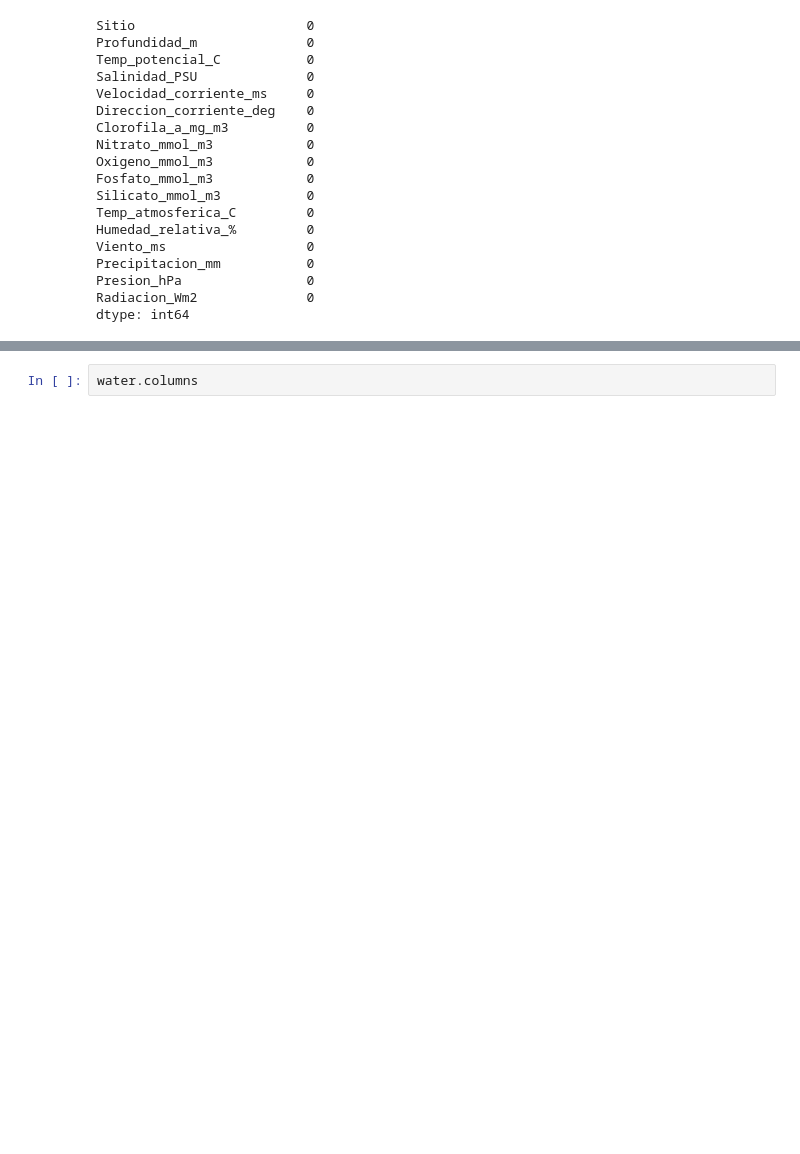
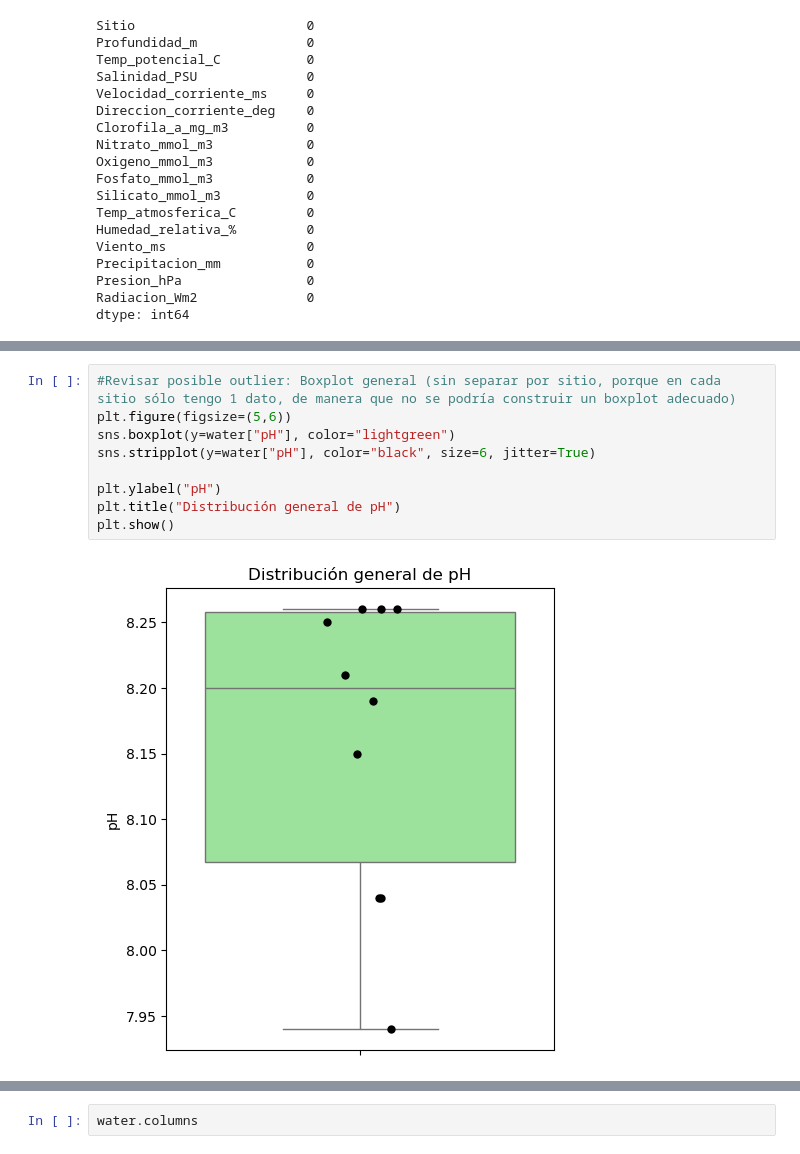
Before and after one commit to jpoh2/modelab-jp, a Jupyter notebook: Final_project_jp/Final_Project_JP.ipynb, the cells around one changed output, grey strips where cells are left out. Drawn from its saved outputs; the diff is of its cells as text; blank space fills up the shorter version.

```diff
--- a/Final_project_jp/Final_Project_JP.ipynb
+++ b/Final_project_jp/Final_Project_JP.ipynb
@@ -219,0 +306,11 @@ dtype: int64
+# %%
+#Revisar posible outlier: Boxplot general (sin separar por sitio, porque en cada sitio sólo tengo 1 dato, de manera que no se podría construir un boxplot adecuado)
+plt.figure(figsize=(5,6))
+sns.boxplot(y=water["pH"], color="lightgreen")
+sns.stripplot(y=water["pH"], color="black", size=6, jitter=True)
+
+plt.ylabel("pH")
+plt.title("Distribución general de pH")
+plt.show()
+# %% [output]
+[figure, added]
```
Also changed, not shown: parts of 23 cells of this notebook, 1 other file.
